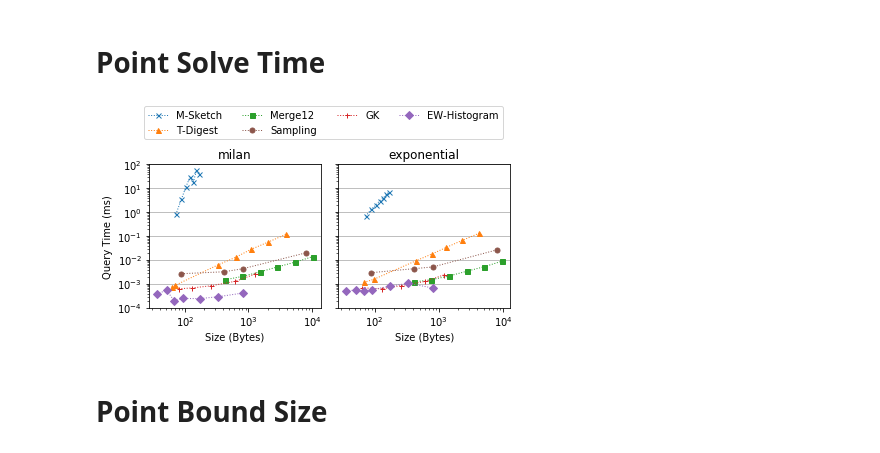
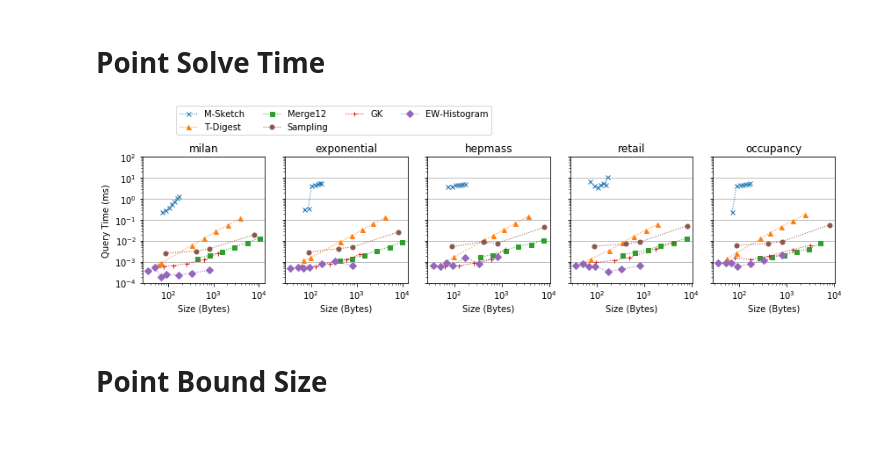
Before and after one commit to stanford-futuredata/msketch, a Jupyter notebook: analysis/Perf Micro Plots.ipynb, the cells around one changed output. Cells and saved outputs as stored; diff of their text form; code cells hidden in the pictures.

```diff
--- a/analysis/Perf Micro Plots.ipynb
+++ b/analysis/Perf Micro Plots.ipynb
@@ -61,13 +75,16 @@ exponential
 result_path = "../finalresults/"
 point_paths = {
     "milan": ["point_milan_m.csv", "point_milan.csv"],
-    "exponential": ["point_exp_m.csv", "point_exp.csv"]
+    "exponential": ["point_exp_m.csv", "point_exp.csv"],
+    "hepmass": ["point_hepmass_m.csv", "point_hepmass.csv"],
+    "retail": ["point_retail_m.csv", "point_retail.csv"],
+    "occupancy": ["point_occupancy_m.csv", "point_occupancy.csv"]
 }
 merge_paths = {
     "milan": ["merge_milan_m.csv", "merge_milan.csv"],
     "exponential": ["merge_exp_m.csv", "merge_exp.csv"]
 }
-p_datasets = ["milan", "exponential"]
+p_datasets = ["milan", "exponential", "hepmass", "retail", "occupancy"]
 m_datasets = ["milan", "exponential"]
 
 point_dfs = {}
@@ -78,7 +95,7 @@ merge_dfs = {}
 for dname in m_datasets:
     merge_dfs[dname] = pd.concat([pd.read_csv(result_path+ppath) for ppath in merge_paths[dname]])
 # %%
-def process(df, svals):
+def process(df, svals, is_int=False):
     dft = df[
         (df["trial"] > 0)
     ].groupby(
@@ -87,7 +104,7 @@ def process(df, svals):
     dft = dft.reset_index()
     dft["error"] = dft.apply(
         lambda r: get_error(
-            svals, r["quantile_estimate"], r["q"],
+            svals, r["quantile_estimate"], r["q"], is_int
         ),
         axis=1
     )
@@ -102,7 +119,7 @@ point_results_processed = {}
 for dname in p_datasets:
     svals = sorted_vals[dname]
     df = point_dfs[dname]
-    dfs = process(df, svals)
+    dfs = process(df, svals, dataset_int[dname])
     point_results_processed[dname] = dfs
 # %%
 merge_results_processed = {}
@@ -117,3 +134,6 @@ point_results_processed["milan"].columns
 Index(['sketch', 'size_param', 'q', 'quantile_estimate', 'train_time',
        'bound_size', 'trial', 'space', 'query_time', 'n', 'error', 'rerror'],
       dtype='object')
+# %%
+df = point_results_processed["occupancy"]
+df[df["sketch"] == "cmoments"]
@@ -282,7 +312,7 @@ f.savefig("point_update.pdf", bbox_extra_artists=(lgd,), bbox_inches='tight')
 # Point Solve Time
 # %%
 sketches = ["cmoments", "tdigest", "yahoo", "sampling", "spark_gk", "histogram"]
-f, axs = plt.subplots(1,2, figsize=(6,3), sharey=True)
+f, axs = plt.subplots(1,5, figsize=(12,3), sharey=True)
 for di in range(len(datasets)):
     dname = datasets[di]
     ax = axs[di]
@@ -291,34 +321,34 @@ for di in range(len(datasets)):
     labels = []
     for alg in sketches:
         c_df = df[df["sketch"] == alg]
         l, = ax.loglog(
             c_df["space"],
             c_df["query_time"] * 1e-6,
             label=alg_display_name[alg],
             marker=markers[alg],
             color=colormap[alg],
             markersize=5,
             ls="dotted",
             lw=1
         )
         lines.append(l)
         labels.append(alg_display_name[alg])
 
     ax.set_title(dname)
     ax.set_ylim(1e-4, 100)
     ax.set_xlabel("Size (Bytes)")
     ax.yaxis.grid(True)
     if di == 0:
         ax.set_ylabel("Query Time (ms)")
 
 lgd = f.legend(
     lines, labels,
     bbox_to_anchor=(0.10, 1.05, 1., .102), ncol=4, loc=2
 )
 f.tight_layout()
 f.savefig("point_solve.pdf", bbox_extra_artists=(lgd,), bbox_inches='tight')
 # %% [output]
-[figure, old version]
+[figure, new version]
 # %% [markdown]
 # Point Bound Size
 # %%
```
Also changed, not shown: parts of 6 cells of this notebook, 18 other files.
